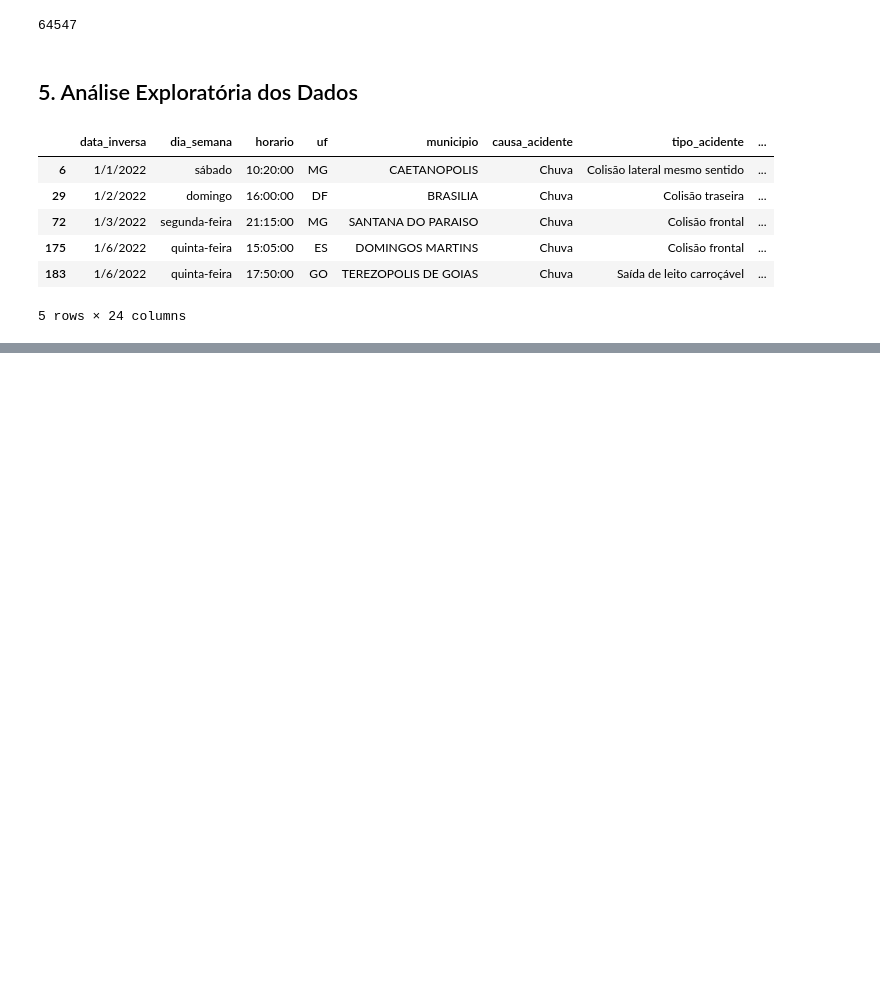
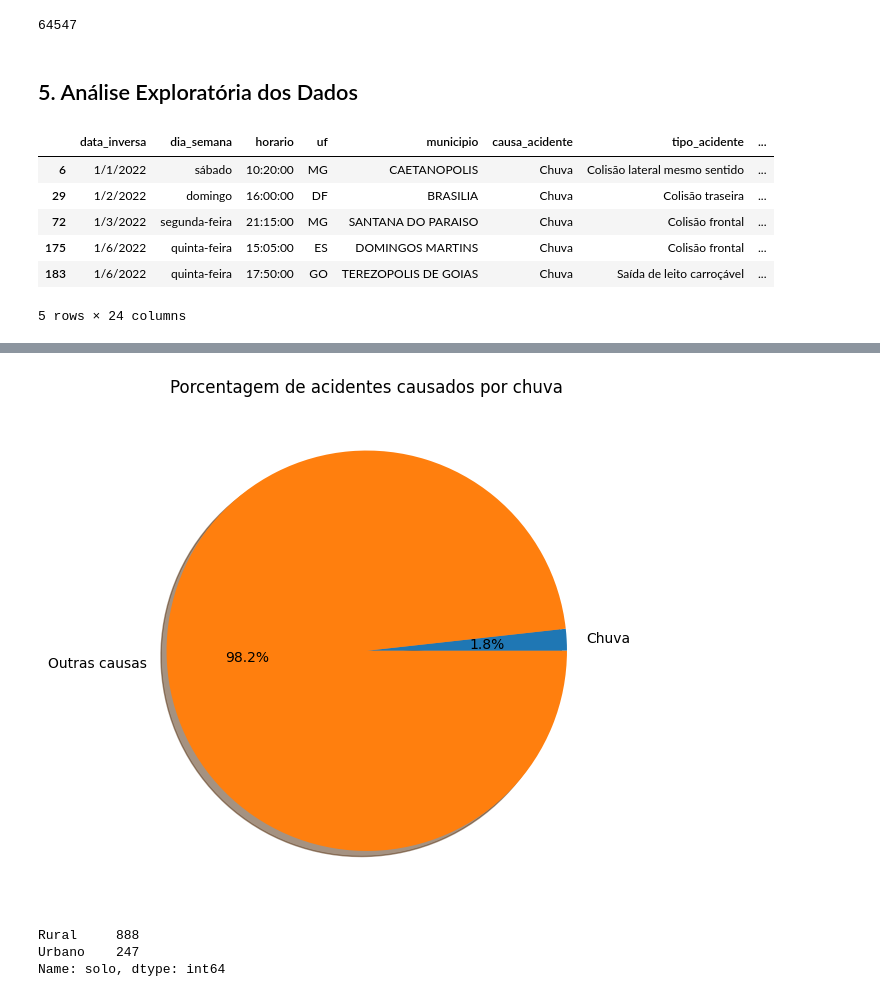
Before and after one commit to ciziks/traffic-accident-analysis, a Jupyter notebook: traffic-analysis.ipynb, the cells around one changed output, grey strips where cells are left out. Saved outputs shown, nothing was run; the diff lists cells and outputs as text; code cells hidden in the pictures; blank space fills up the shorter version.

```diff
--- a/traffic-analysis.ipynb
+++ b/traffic-analysis.ipynb
@@ -126,3 +140,20 @@ plt.show()
+# %%
+percentages = datatran_df.causa_acidente.value_counts(normalize=True)
+rain_percentage = percentages['Chuva']
+all_percentages = np.sum(percentages.drop('Chuva'))
+
+plt.figure(figsize=(6.5, 6.5))
+plt.title('Porcentagem de acidentes causados por chuva')
+plt.pie([rain_percentage, all_percentages], labels=['Chuva', 'Outras causas'], autopct='%1.1f%%', shadow=True)
+plt.show()
+# %% [output]
+[figure, added]
+# %%
+df_chuva['solo'].value_counts()
+# %% [output]
+Rural     888
+Urbano    247
+Name: solo, dtype: int64
 # %%
 df_chuva['tipo_acidente'].value_counts()
 # %% [output]
```
Also changed, not shown: parts of 10 cells of this notebook.
